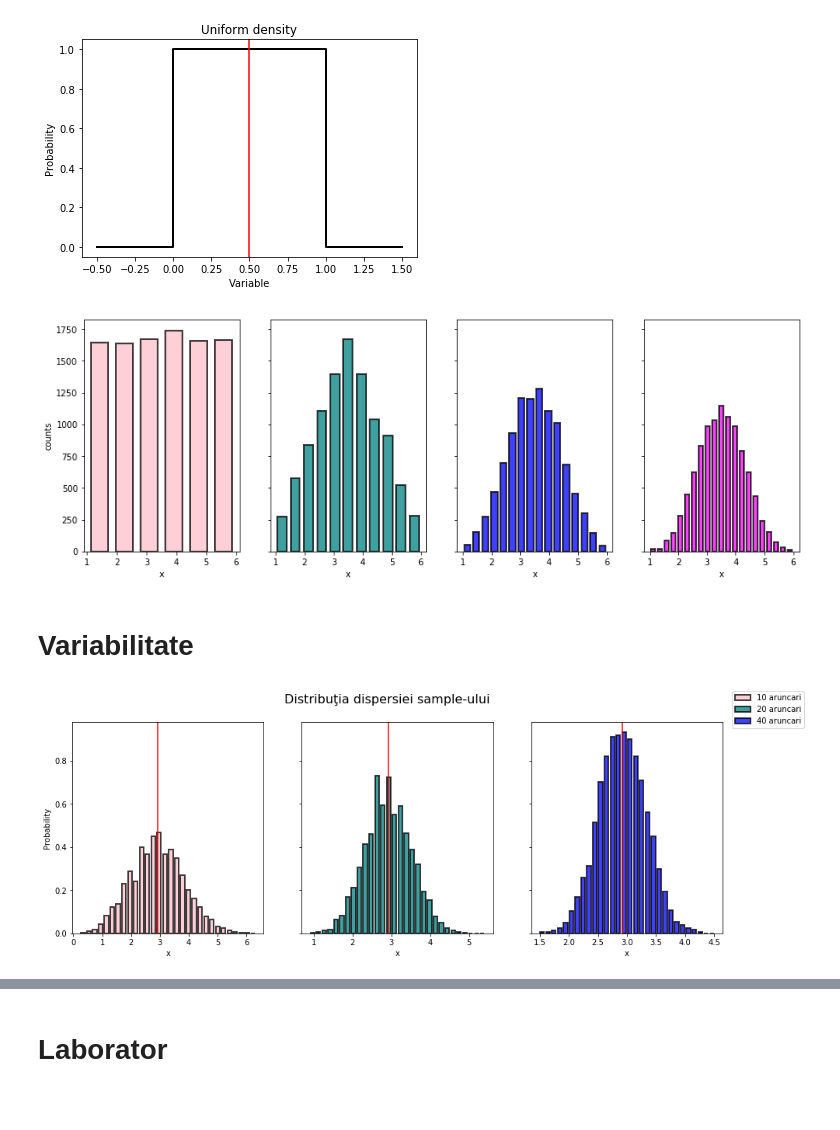
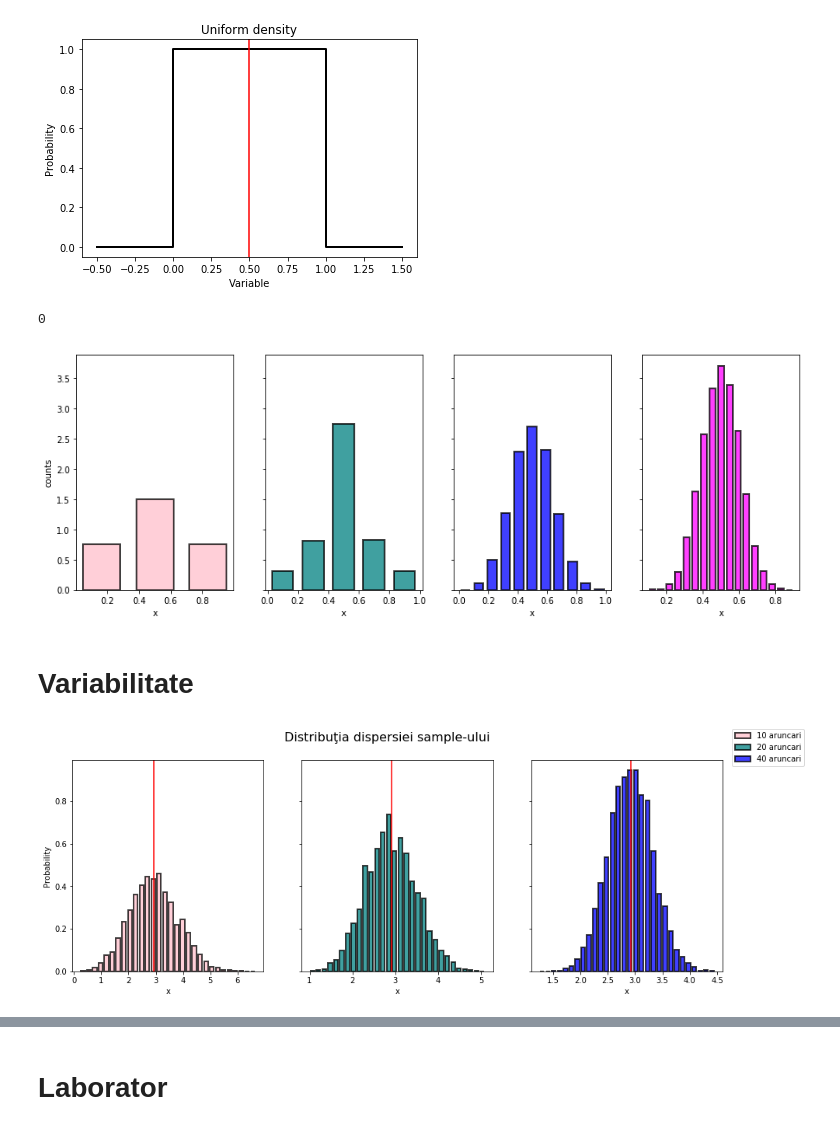
Before and after one commit to hash2100/statinf, a Jupyter notebook: cap2/statinf2.ipynb, the cells around one changed output, grey strips where cells are left out. Cells and saved outputs as stored; diff of their text form; code cells hidden in the pictures; blank space fills up the shorter version.

```diff
--- a/cap2/statinf2.ipynb
+++ b/cap2/statinf2.ipynb
@@ -202,32 +204,36 @@ plt.axvline(.5, c='r')
 plt.show()
 # %% [output]
 [figure]
+# %%
+np.random.binomial(1, p=0.5)
+# %% [output]
+0
 # %%
 def roll(n):
     # construim o matrice de n x 10000 de valori aleatoare cuprinse intre 1 si 6
-    r = np.random.randint(1, high=7, size=(10000, n))
+    r = np.random.randint(0, high=2, size=(10000, n))
 
     # se face media doar pe axa 1, adica pe linii, rezultatul va fi o matrice
     # de n x 1 in care fiecare element va fi media (aritmetica) a liniei anterioare
-    return np.average(r, axis=1)
+    return np.mean(r, axis=1)
 
 fig, (ax1, ax2, ax3, ax4) = plt.subplots(1, 4, sharey=True, figsize=(15, 5))
-kwargs = dict(rwidth=0.7, density=False, alpha=0.75, ec='k', linewidth=2)
+kwargs = dict(rwidth=0.7, density=True, alpha=0.75, ec='k', linewidth=2)
 # schimbati scala cu density=True ca sa vedeti cum se reduce imprastierea mediei
 # si cum se 'ascute' gaussiana
 #
 # density=True schimba ordonata din valori count in valori relative, adica probabilitati,
 # deci considera ca toata histograma este o Probability Mass Function (si o reprezinta ca atare)
 #
-ax1.hist(roll(1), 6, **kwargs, facecolor='pink')
+ax1.hist(roll(2), 3, **kwargs, facecolor='pink')
 [ax_.set_xlabel('x') for ax_ in [ax1, ax2, ax3, ax4]]
 ax1.set_ylabel('counts')
-ax2.hist(roll(2), 11, **kwargs, facecolor='teal')
-ax3.hist(roll(3), 16, **kwargs, facecolor='blue')
-ax4.hist(roll(4), 21, **kwargs, facecolor='magenta')
+ax2.hist(roll(7), 5, **kwargs, facecolor='teal')
+ax3.hist(roll(10), 11, **kwargs, facecolor='blue')
+ax4.hist(roll(20), 17, **kwargs, facecolor='magenta')
 plt.show()
 # %% [output]
-[figure, old version]
+[figure, new version]
 # %% [markdown]
 # Variabilitate
 # %%
@@ -252,7 +258,7 @@ fig.legend(['10 aruncari', '20 aruncari', '40 aruncari'])
 fig.suptitle('Distribuţia dispersiei sample-ului', fontsize=16)
 plt.show()
 # %% [output]
-[figure, old version]
+[figure, new version]
 # %%
 nosim = 100000
 n = 10
```
Also changed, not shown: parts of 7 cells of this notebook, 4 other files.
